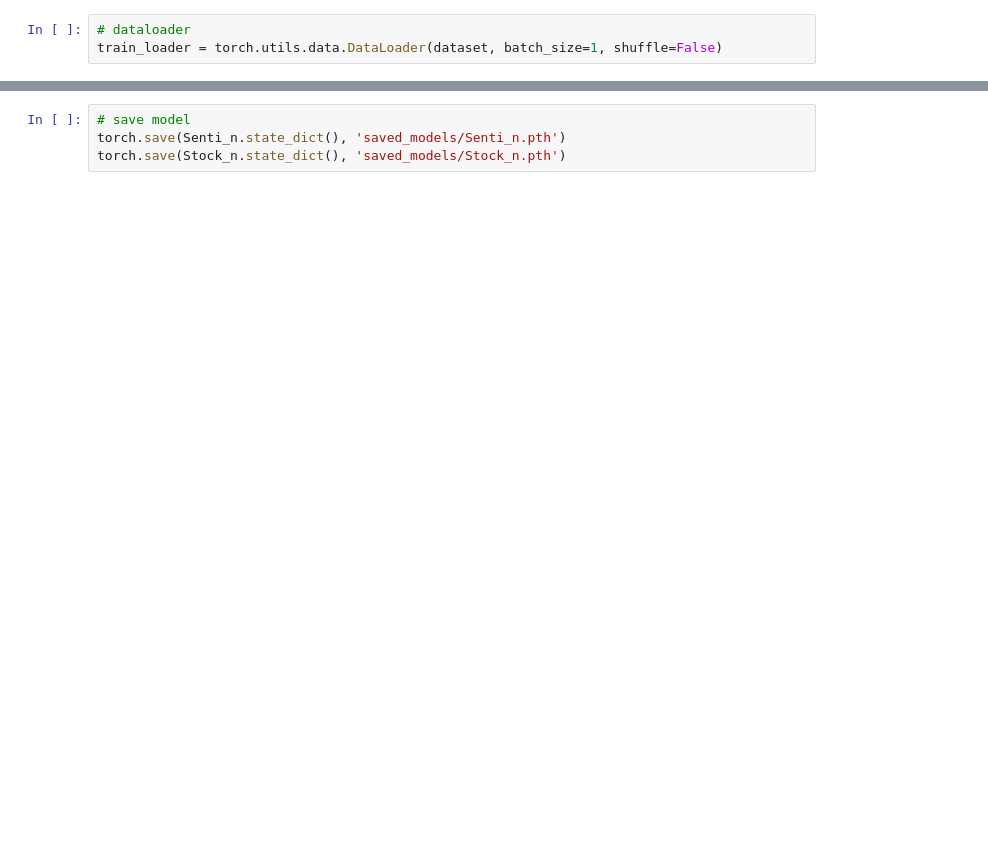
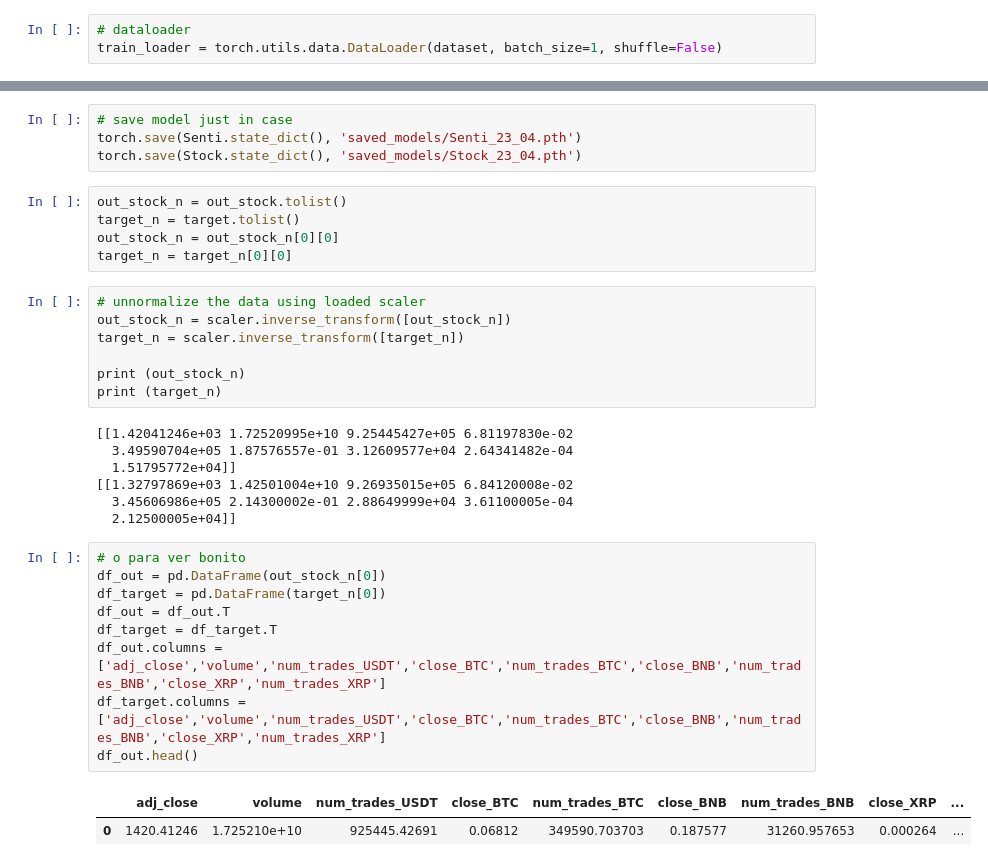
Before and after one commit to CAMAY3101/KALIK, a Jupyter notebook: model/modelo.ipynb, the cells around one changed output, grey strips where cells are left out. Saved outputs shown, nothing was run; the diff lists cells and outputs as text; blank space fills up the shorter version.

Commit message:
Fixes #25 #26#27#28, training model

```diff
--- a/model/modelo.ipynb
+++ b/model/modelo.ipynb
@@ -328,4 +299,35 @@ KeyboardInterrupt:
 # %%
-# save model
-torch.save(Senti_n.state_dict(), 'saved_models/Senti_n.pth')
-torch.save(Stock_n.state_dict(), 'saved_models/Stock_n.pth')
+# save model just in case
+torch.save(Senti.state_dict(), 'saved_models/Senti_23_04.pth')
+torch.save(Stock.state_dict(), 'saved_models/Stock_23_04.pth')
+# %%
+out_stock_n = out_stock.tolist()
+target_n = target.tolist()
+out_stock_n = out_stock_n[0][0]
+target_n = target_n[0][0]
+# %%
+# unnormalize the data using loaded scaler
+out_stock_n = scaler.inverse_transform([out_stock_n])
+target_n = scaler.inverse_transform([target_n])
+
+print (out_stock_n)
+print (target_n)
+# %% [output]
+[[1.42041246e+03 1.72520995e+10 9.25445427e+05 6.81197830e-02
+  3.49590704e+05 1.87576557e-01 3.12609577e+04 2.64341482e-04
+  1.51795772e+04]]
+[[1.32797869e+03 1.42501004e+10 9.26935015e+05 6.84120008e-02
+  3.45606986e+05 2.14300002e-01 2.88649999e+04 3.61100005e-04
+  2.12500005e+04]]
+# %%
+# o para ver bonito
+df_out = pd.DataFrame(out_stock_n[0])
+df_target = pd.DataFrame(target_n[0])
+df_out = df_out.T
+df_target = df_target.T
+df_out.columns = ['adj_close','volume','num_trades_USDT','close_BTC','num_trades_BTC','close_BNB','num_trades_BNB','close_XRP','num_trades_XRP']
+df_target.columns = ['adj_close','volume','num_trades_USDT','close_BTC','num_trades_BTC','close_BNB','num_trades_BNB','close_XRP','num_trades_XRP']
+df_out.head()
+# %% [output]
+|  | adj_close | volume | num_trades_USDT | close_BTC | num_trades_BTC | close_BNB | num_trades_BNB | close_XRP | ... |
+| 0 | 1420.41246 | 1.725210e+10 | 925445.42691 | 0.06812 | 349590.703703 | 0.187577 | 31260.957653 | 0.000264 | ... |
```
Also changed, not shown: parts of 21 cells of this notebook, 14 other files.
